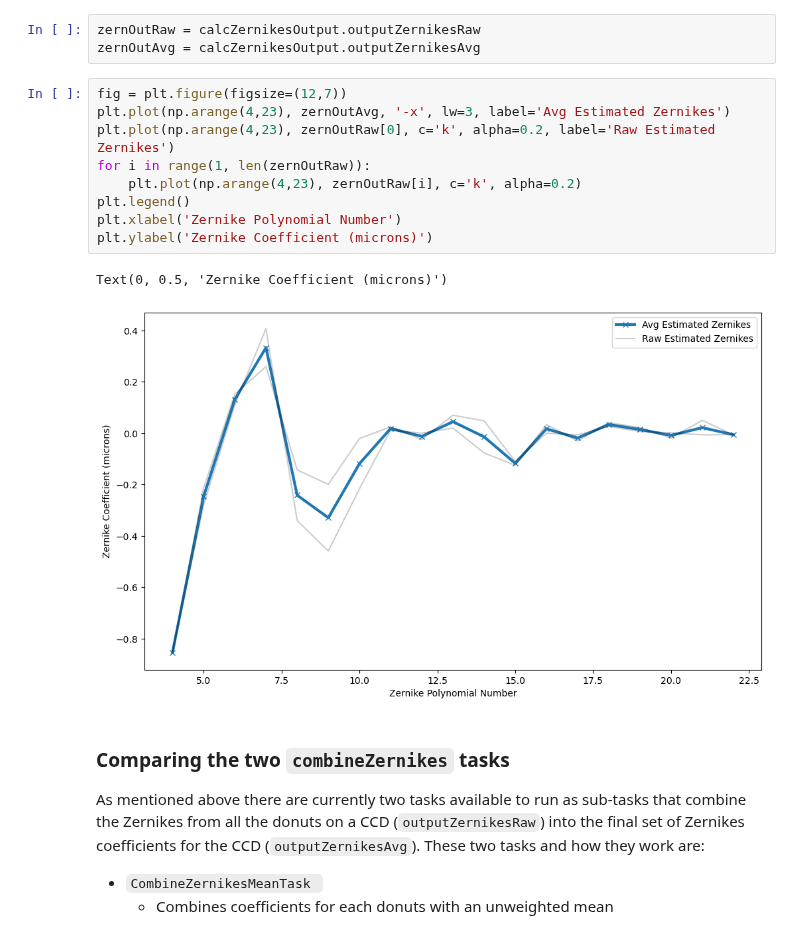
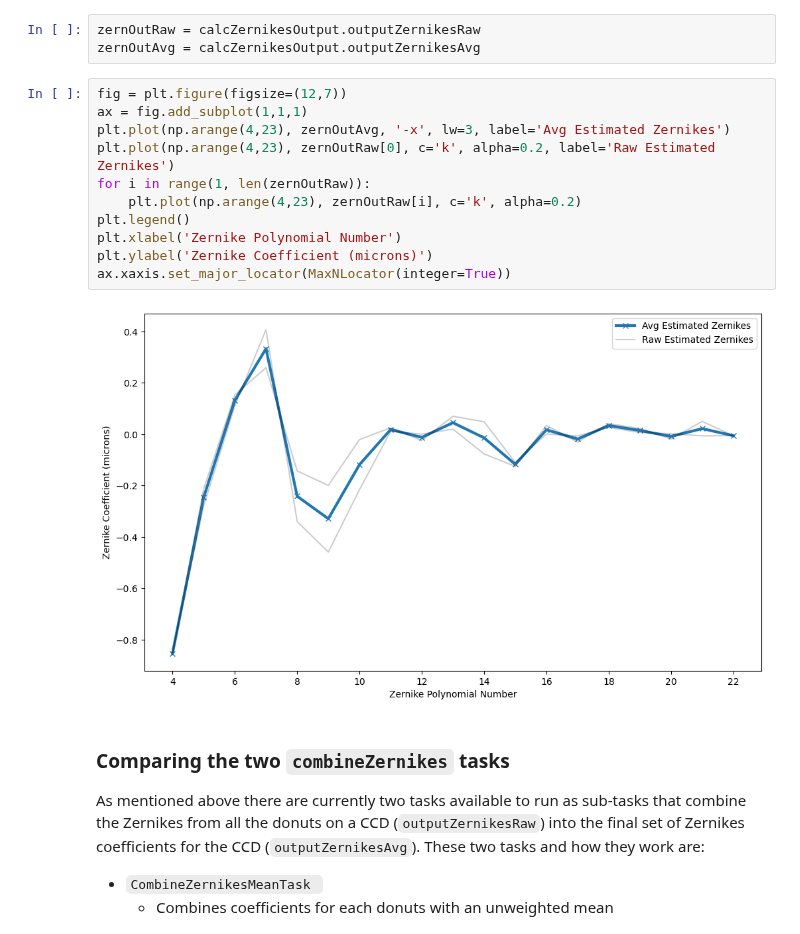
Before and after one commit to lsst-ts/ts_analysis_notebooks, a Jupyter notebook: aos/closed_loop/calcZernikesFromDonutStamps.ipynb, the cells around one changed output. Saved outputs shown, nothing was run; the diff lists cells and outputs as text.

```diff
--- a/aos/closed_loop/calcZernikesFromDonutStamps.ipynb
+++ b/aos/closed_loop/calcZernikesFromDonutStamps.ipynb
@@ -113,16 +120,17 @@ zernOutRaw = calcZernikesOutput.outputZernikesRaw
 zernOutAvg = calcZernikesOutput.outputZernikesAvg
 # %%
 fig = plt.figure(figsize=(12,7))
+ax = fig.add_subplot(1,1,1)
 plt.plot(np.arange(4,23), zernOutAvg, '-x', lw=3, label='Avg Estimated Zernikes')
 plt.plot(np.arange(4,23), zernOutRaw[0], c='k', alpha=0.2, label='Raw Estimated Zernikes')
 for i in range(1, len(zernOutRaw)):
     plt.plot(np.arange(4,23), zernOutRaw[i], c='k', alpha=0.2)
 plt.legend()
 plt.xlabel('Zernike Polynomial Number')
 plt.ylabel('Zernike Coefficient (microns)')
+ax.xaxis.set_major_locator(MaxNLocator(integer=True))
 # %% [output]
-Text(0, 0.5, 'Zernike Coefficient (microns)')
-[figure, old version]
+[figure, new version]
 # %% [markdown]
 ### Comparing the two `combineZernikes` tasks
 
```
Also changed, not shown: parts of 9 cells of this notebook, 3 other files.
